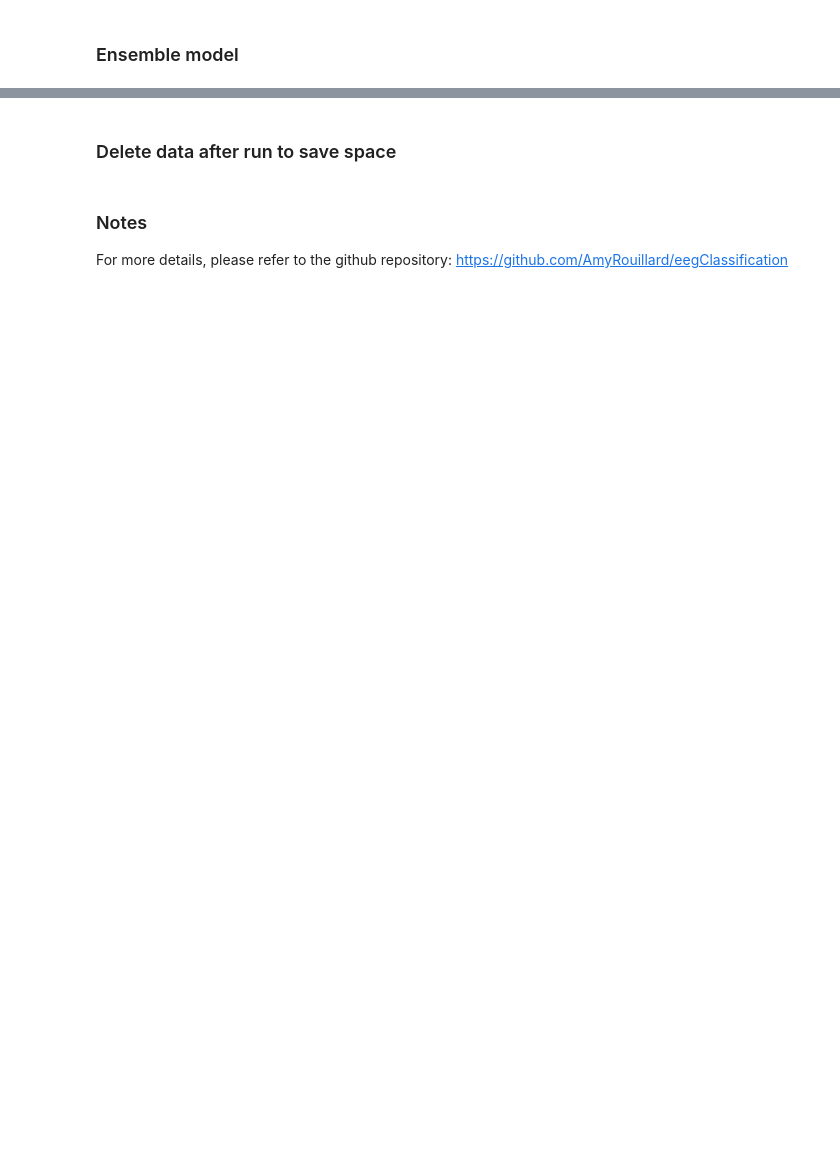
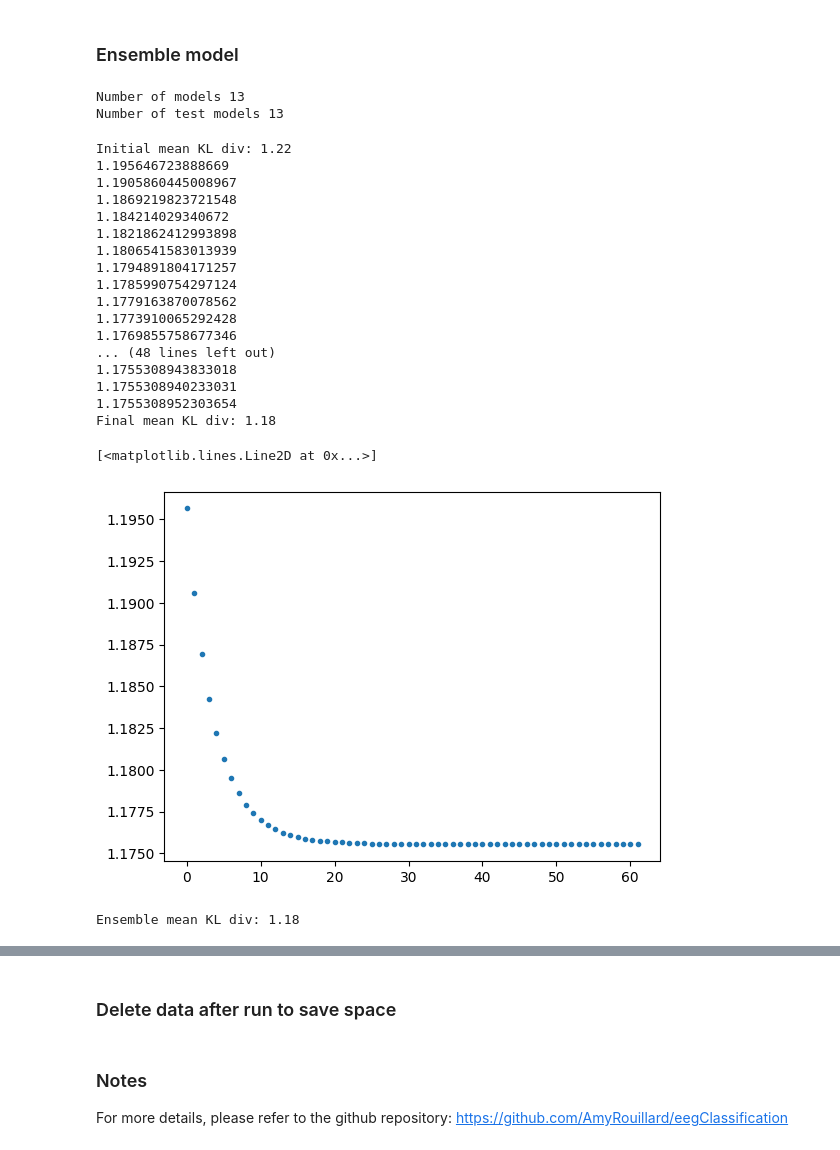
Before and after one commit to AmyRouillard/eegClassification, a Jupyter notebook: eegClassification.ipynb, the cells around one changed output, grey strips where cells are left out. Drawn from its saved outputs; the diff is of its cells as text; code cells hidden in the pictures; blank space fills up the shorter version.

```diff
--- a/eegClassification.ipynb
+++ b/eegClassification.ipynb
@@ -1459,3 +1494,6 @@ df = pd.read_csv(path_df + f"train.csv")
+# %%
+df_results = pd.DataFrame(columns=["model name", "test accuracy", "test loss", "test loss baseline", "ensemble weight %"])
+df_results['model name'] = [' '.join(m.split('\\')[-1].split('.')[0].split('_')[1:]) for m in model_info_paths]
 # %% [markdown]
 ### Inference and evaluation on the test set
 # %%
@@ -1469,6 +1507,7 @@ for index in range(len(model_info_paths)):
     date_type = model_info["data_type"]
     input_shape = model_info["input_shape"]
     model_name = model_info["model_name"]
+    loss_type = model_info["configs"]["loss_type"]
     if model_name == "CustomCNN_eeg_small":
         transform = (lambda batch_size, x: x[:, 0, :, :].reshape(batch_size, *input_shape),)
     else:
@@ -1490,7 +1529,7 @@ for index in range(len(model_info_paths)):
 
     print(f"Running inference for {model_name}_{index} on test set...")
     accuracy, test_loss, test_loss_baseline, cm, cm_p, predictions, labels = (
-        run_inference(model_name, path_model, test_loader, input_shape, is_test=test)
+        run_inference(model_name, path_model, test_loader, input_shape, is_test=test, loss_type=loss_type)
     )
 
     #####
@@ -1534,6 +1573,10 @@ for index in range(len(model_info_paths)):
     print(f"Test Loss: {test_loss}")
     print(f"Test Loss Baseline: {test_loss_baseline}")
 
+    df_results.loc[index, "test accuracy"] = accuracy
+    df_results.loc[index, "test loss"] = test_loss
+    df_results.loc[index, "test loss baseline"] = test_loss_baseline
+
 
     # Inference on training set
     N_samples = len(os.listdir(save_path + f"train_{data_type}/"))//2
@@ -1549,7 +1592,7 @@ for index in range(len(model_info_paths)):
 
     print(f"Running inference for {model_name}_{index} on train set...")
     _, _, _, _, _, predictions, labels = (
-        run_inference(model_name, path_model, train_loader, input_shape, is_test=test)
+        run_inference(model_name, path_model, train_loader, input_shape, is_test=test, loss_type=loss_type)
     )
 
     # save predictions and labels as npy
@@ -1569,14 +1629,17 @@ data_votes = [f for f in data_files if f.startswith('train_labels')]
 
 N_items = len(data_features)
 
-print("Number of items", N_items)
+print("Number of models", N_items)
 
 test_data_features = [f for f in data_files if f.startswith('test_predictions')]
 test_data_votes = [f for f in data_files if f.startswith('test_labels')]
 
 N_test_items = len(test_data_features)
 
-print("Number of test items", N_test_items)
+print("Number of test models", N_test_items)
+# %% [output]
+Number of models 13
+Number of test models 13
 # %%
 # load all data_features into a single numpy array
 X = []
@@ -1629,31 +1692,61 @@ def mean_KL(Y_p, X_1, N_samples, N_classes):
 # %%
 Y_p = Y/np.sum(Y, axis=2).reshape(1,N_samples,1)
 
-theta = [1/N_items]*N_items
+# theta = [1/N_items]*N_items
+# randomly initialize theta
+theta = np.random.rand(N_items)+1e-12
+theta = theta/np.sum(theta)
 theta_0 = np.array(theta).reshape(N_items,1,1)
 X_0 = np.sum(theta_0*X, axis=0)
 X_0 = X_0/X_0.sum(axis=-1).reshape(N_samples, 1)
 
-print(f"{mean_KL(Y_p, X_0, N_samples, N_classes):.2f}")
+print(f"Initial mean KL div: {mean_KL(Y_p, X_0, N_samples, N_classes):.2f}")
 
 KL = []
-lr = 0.001
-for _ in range(150):
+lr = 0.01
+for _ in range(100):
 
-    grad = (np.sum(np.sum((Y_p*X)/np.sum(theta_0*X, axis=0).reshape(1,N_samples,6), axis = -1), axis = -1) -1)#
-    theta_new = (theta_0.reshape(N_items) - lr*grad).reshape(N_items,1,1)
+    grad = (np.sum(np.sum((Y_p*X)/np.sum(theta_0*X, axis=0).reshape(1,N_samples,6), axis = -1), axis = -1) -1)/N_samples
+    # print(np.mean(theta_0), np.mean(grad)*lr)
+    theta_new = (theta_0.reshape(N_items) + lr*grad).reshape(N_items,1,1)
+    theta_new = theta_new/np.sum(theta_new)
+    # print(theta_new[:,0,0])
 
     X_0 = np.sum(theta_new*X, axis=0)
     X_0 = X_0/X_0.sum(axis=-1).reshape(N_samples, 1)
     KL.append(mean_KL(Y_p, X_0, N_samples, N_classes))
+    print(KL[-1])
     if len(KL)>1:
         if KL[-1]>KL[-2]:
             break
+            pass
         else:
-            theta_0 = theta_new
+            theta_best = theta_new
+
+    theta_0 = theta_new
 
     # break
 
-print(f"{mean_KL(Y_p, X_0, N_samples, N_classes):.2f}")
+print(f"Final mean KL div: {mean_KL(Y_p, X_0, N_samples, N_classes):.2f}")
 # plot the KL divergence
 plt.plot(KL, '.')
+# %% [output]
+Initial mean KL div: 1.22
+1.195646723888669
+1.1905860445008967
+1.1869219823721548
+1.184214029340672
+1.1821862412993898
+1.1806541583013939
+1.1794891804171257
+1.1785990754297124
+1.1779163870078562
+1.1773910065292428
+1.1769855758677346
+... (48 lines left out)
+1.1755308943833018
+1.1755308940233031
+1.1755308952303654
+Final mean KL div: 1.18
+[<matplotlib.lines.Line2D at 0x...>]
+[figure, added]
@@ -1692,13 +1787,15 @@ Y_test = Y[0,:,:].reshape(1, *Y_test.shape[1:])
 
 N_test_samples = X_test.shape[1]
 # %%
-X_ensemble = np.sum(theta_new*X_test, axis=0)
+X_ensemble = np.sum(theta_best*X_test, axis=0)
 X_ensemble = X_ensemble/X_ensemble.sum(axis=-1).reshape(N_test_samples, 1)
 Y_p_test = Y_test/np.sum(Y_test, axis=2).reshape(1,N_test_samples,1)
 
 KL_test = mean_KL(Y_p_test, X_ensemble, N_test_samples, N_classes)
 
-print(f"{KL_test:.2f}")
+print(f"Ensemble mean KL div: {KL_test:.2f}")
+# %% [output]
+Ensemble mean KL div: 1.18
 # %%
 from sklearn.metrics import accuracy_score
 
```
Also changed, not shown: parts of 15 cells of this notebook, 23 other files.
